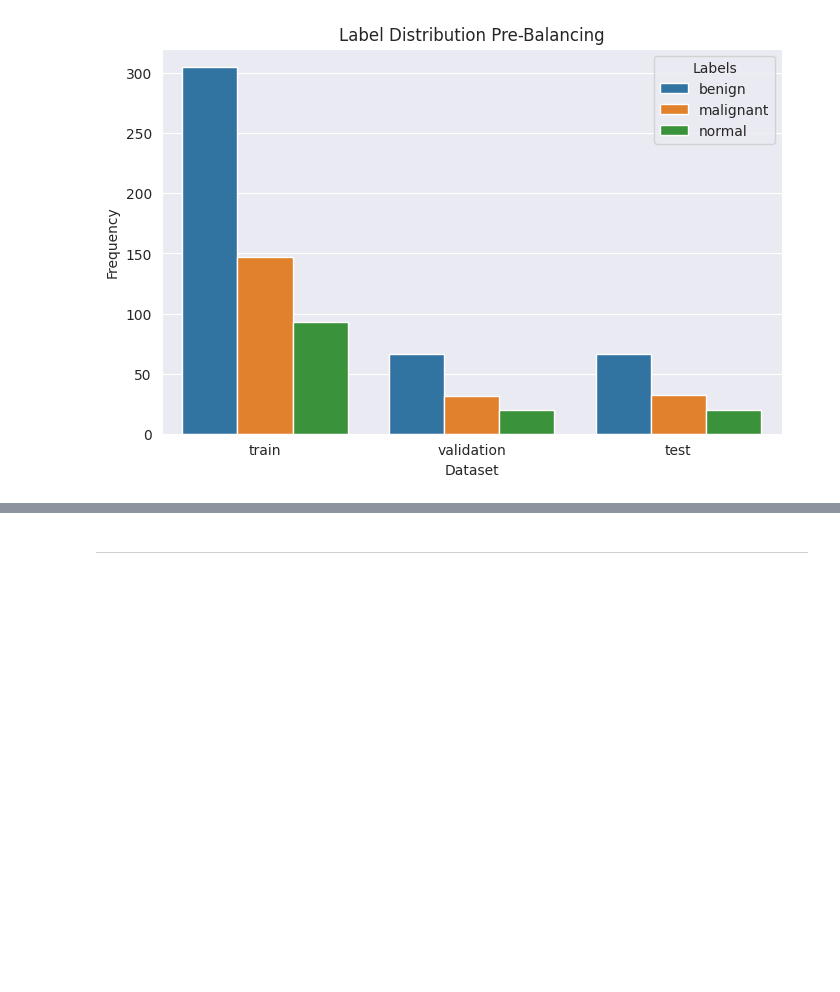
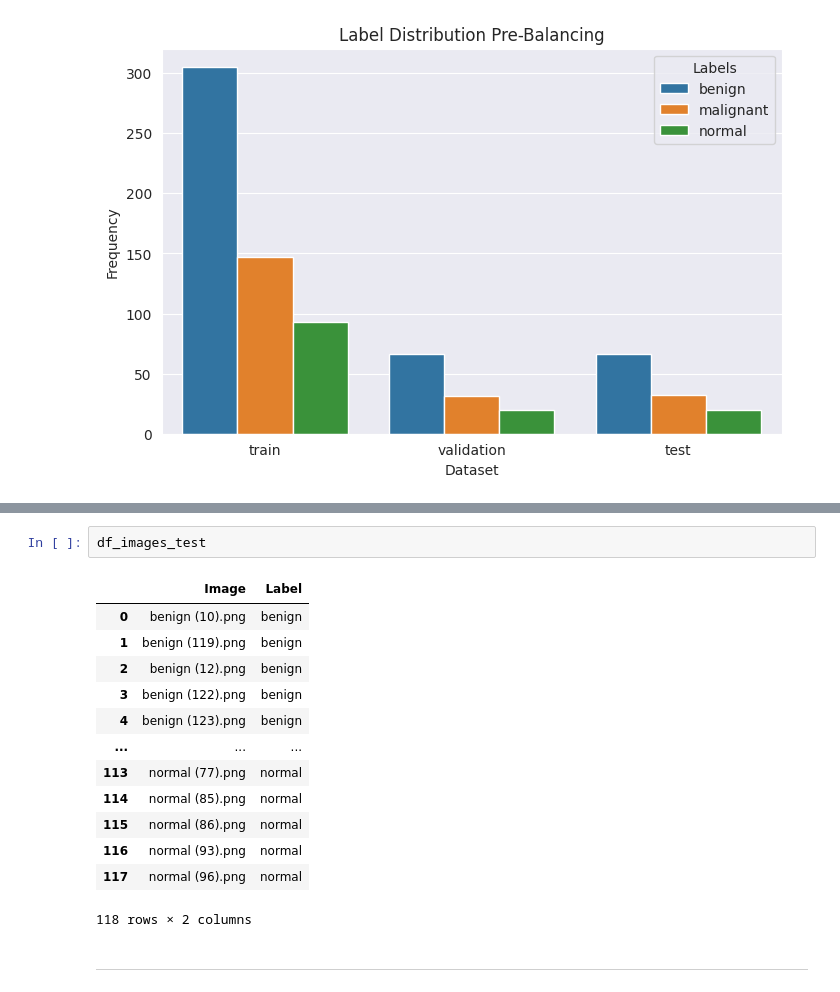
Before and after one commit to Hasmelash95/breast-cancer-detection, a Jupyter notebook: jupyter_notebooks/Modelling and Evaluation.ipynb, the cells around one changed output, grey strips where cells are left out. Drawn from its saved outputs; the diff is of its cells as text; blank space fills up the shorter version.

```diff
--- a/jupyter_notebooks/Modelling and Evaluation.ipynb
+++ b/jupyter_notebooks/Modelling and Evaluation.ipynb
@@ -111,3 +156,19 @@ Section 1 content
+# %%
+df_images_test
+# %% [output]
+|  | Image | Label |
+| 0 | benign (10).png | benign |
+| 1 | benign (119).png | benign |
+| 2 | benign (12).png | benign |
+| 3 | benign (122).png | benign |
+| 4 | benign (123).png | benign |
+| ... | ... | ... |
+| 113 | normal (77).png | normal |
+| 114 | normal (85).png | normal |
+| 115 | normal (86).png | normal |
+| 116 | normal (93).png | normal |
+| 117 | normal (96).png | normal |
+118 rows × 2 columns
 # %% [markdown]
 ---
 # %% [markdown]
```
Also changed, not shown: parts of 6 cells of this notebook.
